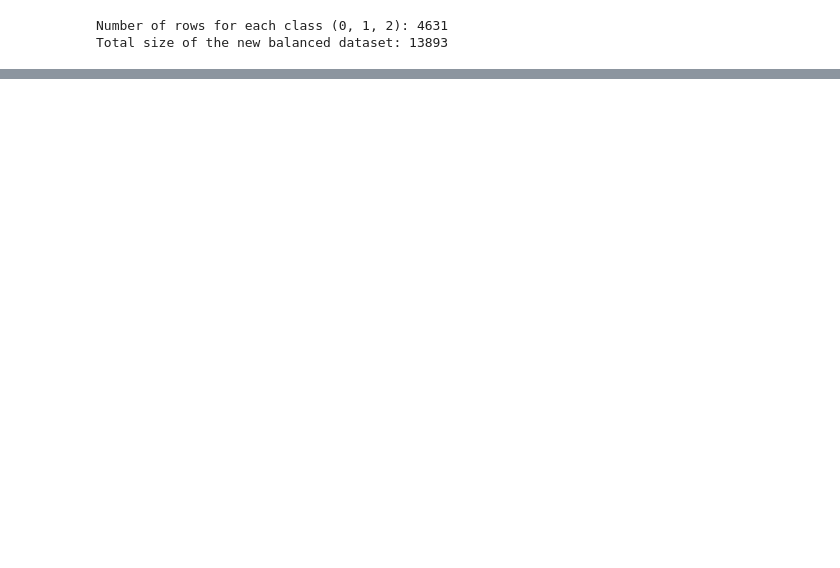
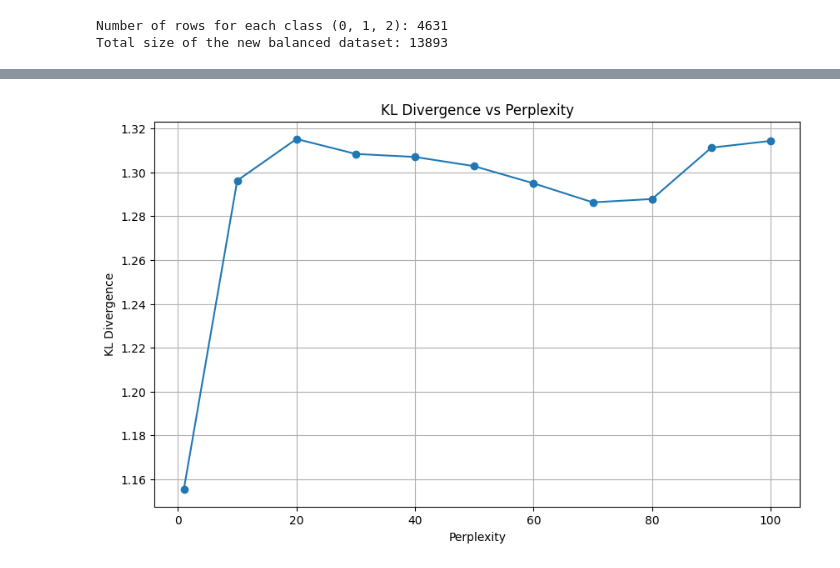
Before and after one commit to lele1001/CS483-BigDataMining-Project, a Jupyter notebook: Dimensionality Reduction/PCA_TSNE_NN.ipynb, the cells around one changed output, grey strips where cells are left out. Saved outputs shown, nothing was run; the diff lists cells and outputs as text; code cells hidden in the pictures; blank space fills up the shorter version.

```diff
--- a/Dimensionality Reduction/PCA_TSNE_NN.ipynb
+++ b/Dimensionality Reduction/PCA_TSNE_NN.ipynb
@@ -128,3 +148,26 @@ plt.show()
+# %%
+KLs = [
+ 1.1554832458496094,
+ 1.2962597608566284,
+ 1.3152384757995605,
+ 1.3084208965301514,
+ 1.3070350885391235,
+ 1.3028233051300049,
+ 1.2950012683868408,
+ 1.2863277196884155,
+ 1.2878409624099731,
+ 1.311271071434021,
+ 1.3143630027770996
+]
+plt.figure(figsize=(10, 6))
+plt.plot(perplexities, KLs, marker='o')
+plt.title('KL Divergence vs Perplexity')
+plt.xlabel('Perplexity')
+plt.ylabel('KL Divergence')
+plt.grid(True)
+plt.show()
+# %% [output]
+[figure, added]
 # %%
 from sklearn.preprocessing import StandardScaler
 from sklearn.metrics import mean_absolute_error
```
Also changed, not shown: parts of 6 cells of this notebook.
